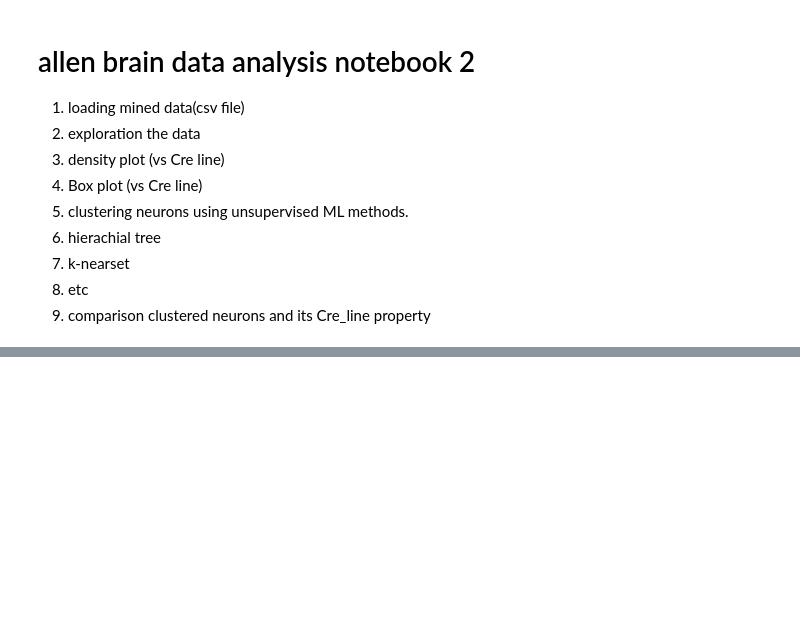
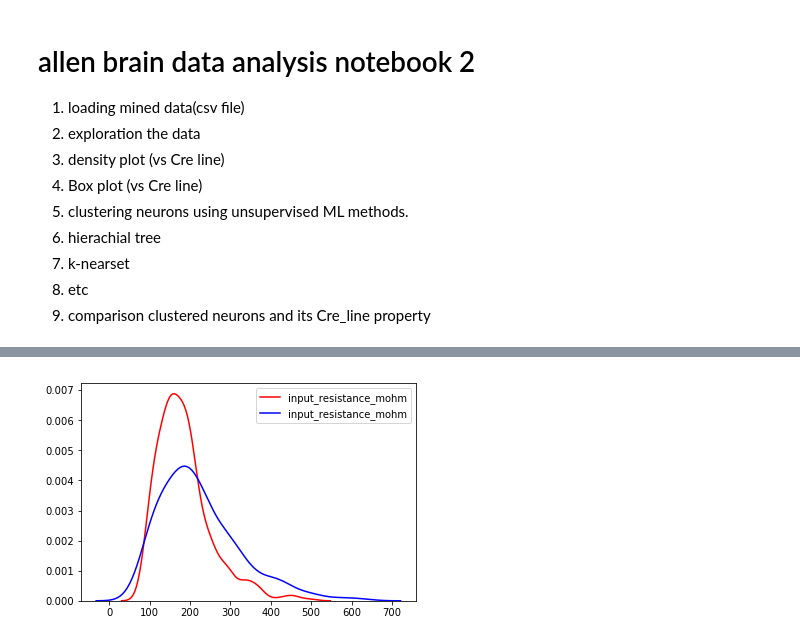
Before and after one commit to HyunsuLee/Ephy_type, a Jupyter notebook: Clustering/allen_data_analysis_2.ipynb, the cells around one changed output, grey strips where cells are left out. Drawn from its saved outputs; the diff is of its cells as text; code cells hidden in the pictures; blank space fills up the shorter version.

```diff
--- a/Clustering/allen_data_analysis_2.ipynb
+++ b/Clustering/allen_data_analysis_2.ipynb
@@ -57,0 +59,4 @@ sns.distplot(cre_dropna[cre_dropna['binary_neuron'] == 'Inhibitory']['adaptation
+# %%
+draw_kdeplot('input_resistance_mohm')
+# %% [output]
+[figure, added]
```
Also changed, not shown: parts of 10 cells of this notebook, 1 other file.
